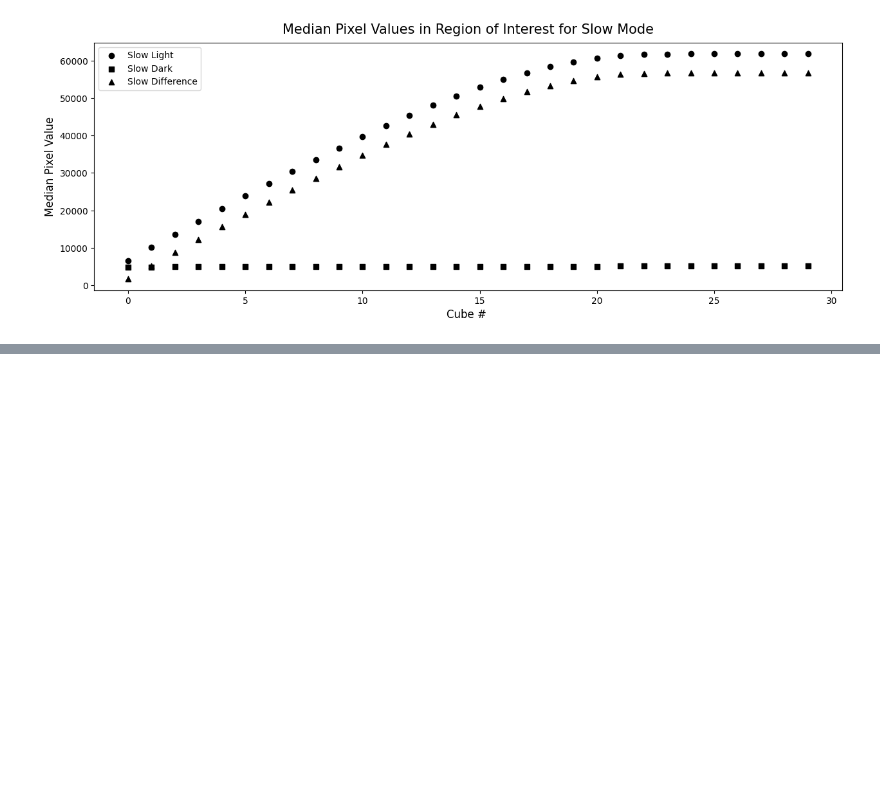
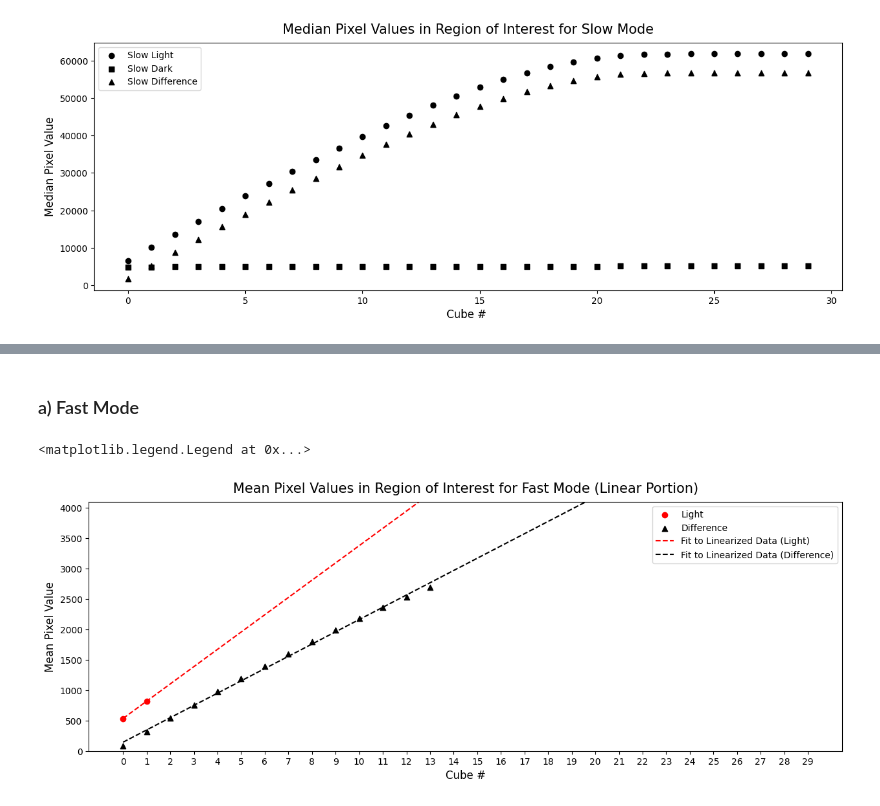
Before and after one commit to thomasnguyen21/LBTI_Summer2026, a Jupyter notebook: lbti.ipynb, the cells around one changed output, grey strips where cells are left out. Saved outputs shown, nothing was run; the diff lists cells and outputs as text; code cells hidden in the pictures; blank space fills up the shorter version.

```diff
--- a/lbti.ipynb
+++ b/lbti.ipynb
@@ -617,0 +733,30 @@ plt.show()
+# %% [markdown]
+### a) Fast Mode
+# %%
+plt.figure(figsize=(15, 5))
+plt.xlabel("Cube #", size=12)
+plt.xticks(np.arange(0, 30, 1))
+plt.ylabel("Mean Pixel Value", size=12)
+plt.ylim(None, 4100)
+plt.title("Mean Pixel Values in Region of Interest for Fast Mode (Linear Portion)", size=15, y=1.015)
+
+# Plot the mean pixel values for each key after removing non-linear points
+plt.scatter(np.arange(len(linear_data["Fast Light"])), linear_data["Fast Light"], label="Light", color="red", marker='o')
+plt.scatter(np.arange(len(linear_data["Fast Diff"])), linear_data["Fast Diff"], label="Difference", color="black", marker='^')
+
+# Fit a slope and intercept to the linear portion of the data
+slope_fast_light, intercept_fast_light = np.polyfit(np.arange(len(linear_data["Fast Light"])), linear_data["Fast Light"], deg=1)
+slope_fast_diff, intercept_fast_diff = np.polyfit(np.arange(len(linear_data["Fast Diff"])), linear_data["Fast Diff"], deg=1)
+
+# Create the fit lines for plotting
+fit_fast_light = slope_fast_light * np.arange(len(mean_pixel_values["Fast Light"])) + intercept_fast_light
+fit_fast_diff = slope_fast_diff * np.arange(len(mean_pixel_values["Fast Diff"])) + intercept_fast_diff
+
+# Fit lines over the linear portion of the data
+plt.plot(np.arange(len(mean_pixel_values["Fast Light"])), fit_fast_light, label="Fit to Linearized Data (Light)", color="red", linestyle='dashed')
+plt.plot(np.arange(len(mean_pixel_values["Fast Diff"])), fit_fast_diff, label="Fit to Linearized Data (Difference)", color="black", linestyle='dashed')
+
+plt.legend()
+# %% [output]
+<matplotlib.legend.Legend at 0x...>
+[figure, added]
```
Also changed, not shown: parts of 39 cells of this notebook.
